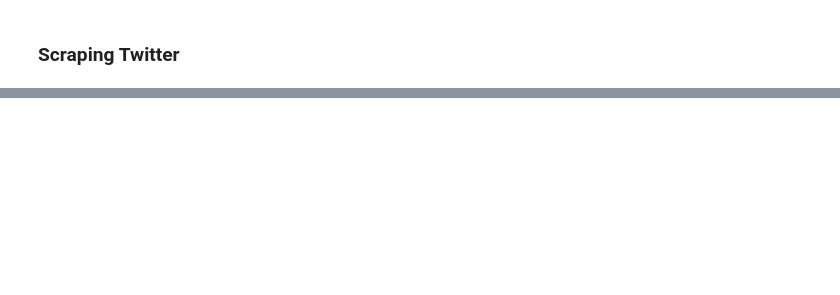
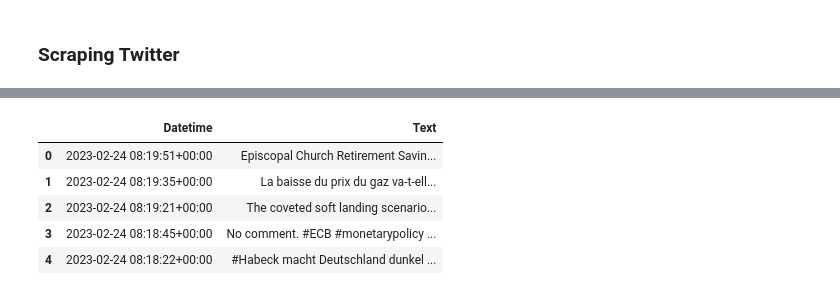
Before and after one commit to danielosetiawan/NLP_sentiment_analysis, a Jupyter notebook: Scraping Topics.ipynb, the cells around one changed output, grey strips where cells are left out. Drawn from its saved outputs; the diff is of its cells as text; code cells hidden in the pictures; blank space fills up the shorter version.

```diff
--- a/Scraping Topics.ipynb
+++ b/Scraping Topics.ipynb
@@ -109,0 +66,13 @@ df.head()
+# %%
+topic = 'inflation'
+
+scrape_topics(topic, '2022-02-23', '2023-02-23')
+globals()[topic].to_csv(f'./data/scraped_topics/{topic}.csv')
+globals()[topic].head()
+# %% [output]
+|  | Datetime | Text |
+| 0 | 2023-02-24 08:19:51+00:00 | Episcopal Church Retirement Savin... |
+| 1 | 2023-02-24 08:19:35+00:00 | La baisse du prix du gaz va-t-ell... |
+| 2 | 2023-02-24 08:19:21+00:00 | The coveted soft landing scenario... |
+| 3 | 2023-02-24 08:18:45+00:00 | No comment. #ECB #monetarypolicy ... |
+| 4 | 2023-02-24 08:18:22+00:00 | #Habeck macht Deutschland dunkel ... |
```
Also changed, not shown: parts of 21 cells of this notebook, 20 other files.
